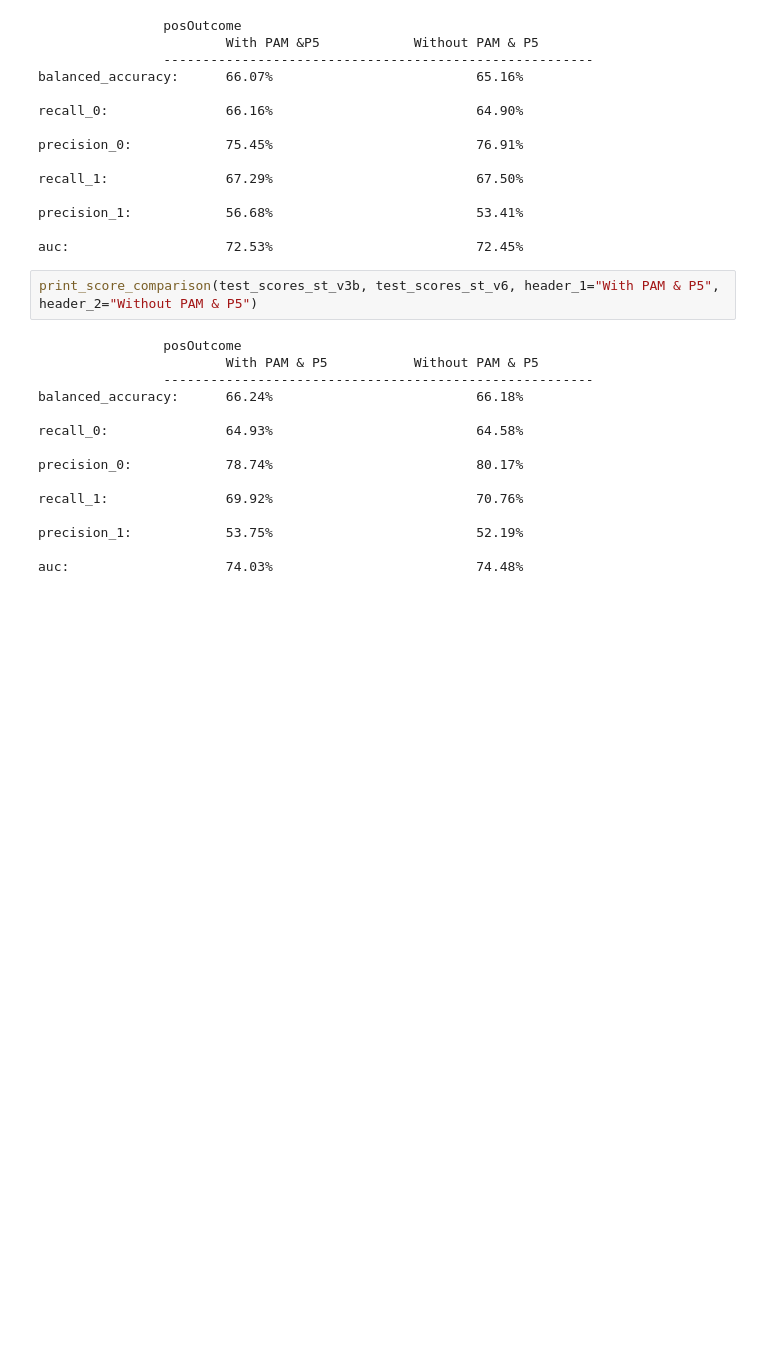
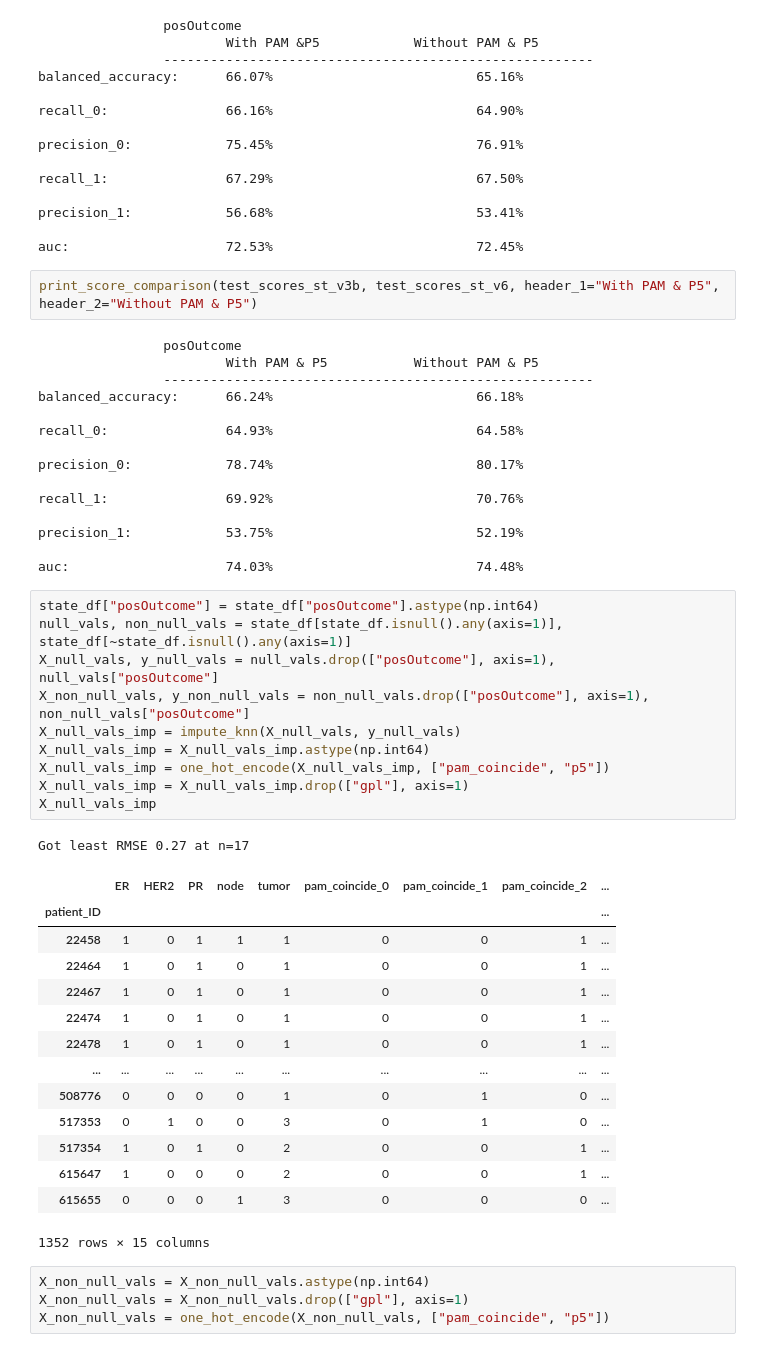
Before and after one commit to Habush/pln-brca-xp, a Jupyter notebook: notebooks/wo_treatment/p2/xgb_brca_state_outcome_v8.ipynb, the cells around one changed output. Saved outputs shown, nothing was run; the diff lists cells and outputs as text; blank space fills up the shorter version.

```diff
--- a/notebooks/wo_treatment/p2/xgb_brca_state_outcome_v8.ipynb
+++ b/notebooks/wo_treatment/p2/xgb_brca_state_outcome_v8.ipynb
@@ -1286,3 +1286,33 @@ recall_1:               69.92%                          70.76%
 precision_1:            53.75%                          52.19%
 
 auc:                    74.03%                          74.48%
+# %%
+state_df["posOutcome"] = state_df["posOutcome"].astype(np.int64)
+null_vals, non_null_vals = state_df[state_df.isnull().any(axis=1)], state_df[~state_df.isnull().any(axis=1)]
+X_null_vals, y_null_vals = null_vals.drop(["posOutcome"], axis=1), null_vals["posOutcome"]
+X_non_null_vals, y_non_null_vals = non_null_vals.drop(["posOutcome"], axis=1), non_null_vals["posOutcome"]
+X_null_vals_imp = impute_knn(X_null_vals, y_null_vals)
+X_null_vals_imp = X_null_vals_imp.astype(np.int64)
+X_null_vals_imp = one_hot_encode(X_null_vals_imp, ["pam_coincide", "p5"])
+X_null_vals_imp = X_null_vals_imp.drop(["gpl"], axis=1)
+X_null_vals_imp
+# %% [output]
+Got least RMSE 0.27 at n=17
+|  | ER | HER2 | PR | node | tumor | pam_coincide_0 | pam_coincide_1 | pam_coincide_2 | ... |
+| patient_ID |  |  |  |  |  |  |  |  | ... |
+| 22458 | 1 | 0 | 1 | 1 | 1 | 0 | 0 | 1 | ... |
+| 22464 | 1 | 0 | 1 | 0 | 1 | 0 | 0 | 1 | ... |
+| 22467 | 1 | 0 | 1 | 0 | 1 | 0 | 0 | 1 | ... |
+| 22474 | 1 | 0 | 1 | 0 | 1 | 0 | 0 | 1 | ... |
+| 22478 | 1 | 0 | 1 | 0 | 1 | 0 | 0 | 1 | ... |
+| ... | ... | ... | ... | ... | ... | ... | ... | ... | ... |
+| 508776 | 0 | 0 | 0 | 0 | 1 | 0 | 1 | 0 | ... |
+| 517353 | 0 | 1 | 0 | 0 | 3 | 0 | 1 | 0 | ... |
+| 517354 | 1 | 0 | 1 | 0 | 2 | 0 | 0 | 1 | ... |
+| 615647 | 1 | 0 | 0 | 0 | 2 | 0 | 0 | 1 | ... |
+| 615655 | 0 | 0 | 0 | 1 | 3 | 0 | 0 | 0 | ... |
+1352 rows × 15 columns
+# %%
+X_non_null_vals = X_non_null_vals.astype(np.int64)
+X_non_null_vals = X_non_null_vals.drop(["gpl"], axis=1)
+X_non_null_vals = one_hot_encode(X_non_null_vals, ["pam_coincide", "p5"])
```
Also changed, not shown: parts of 2 cells of this notebook.
